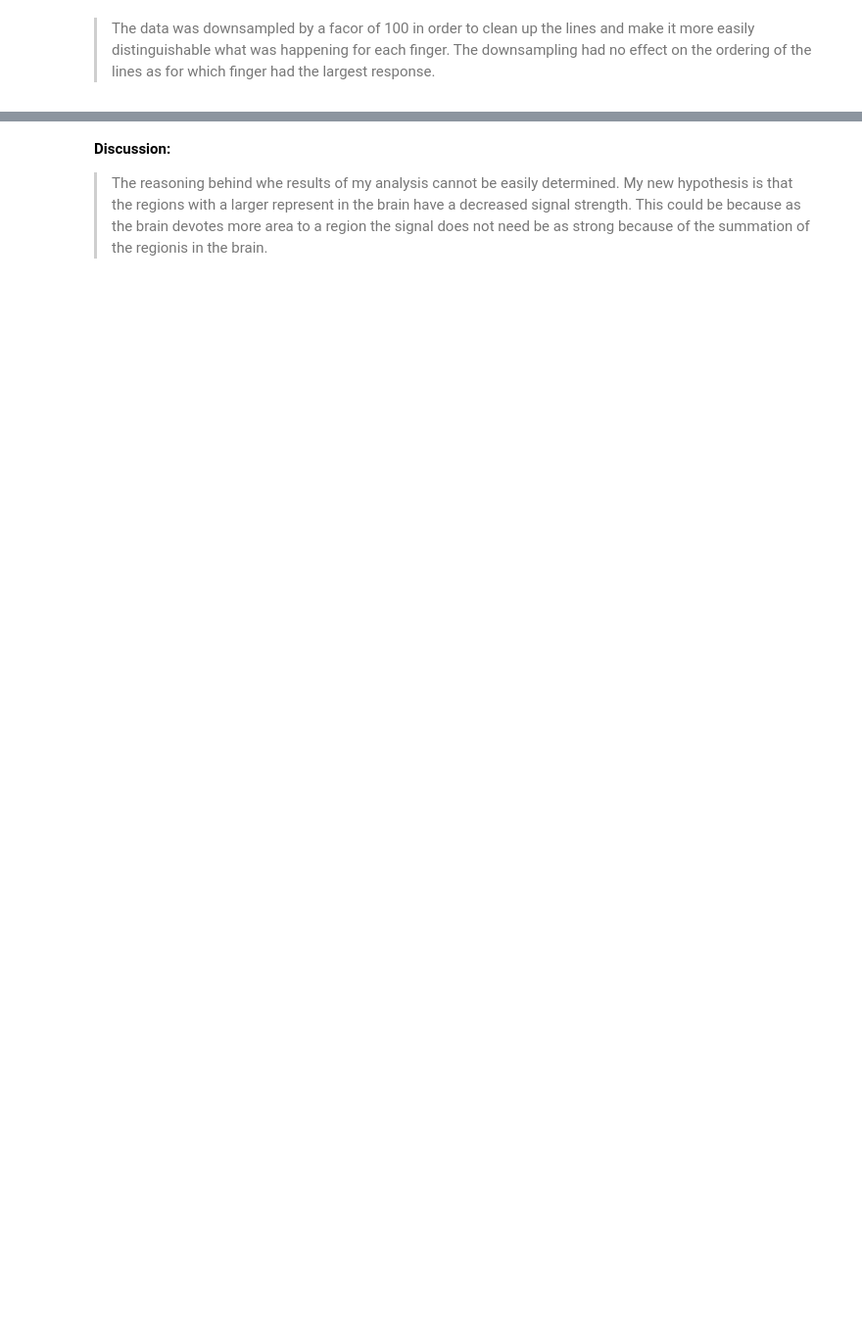
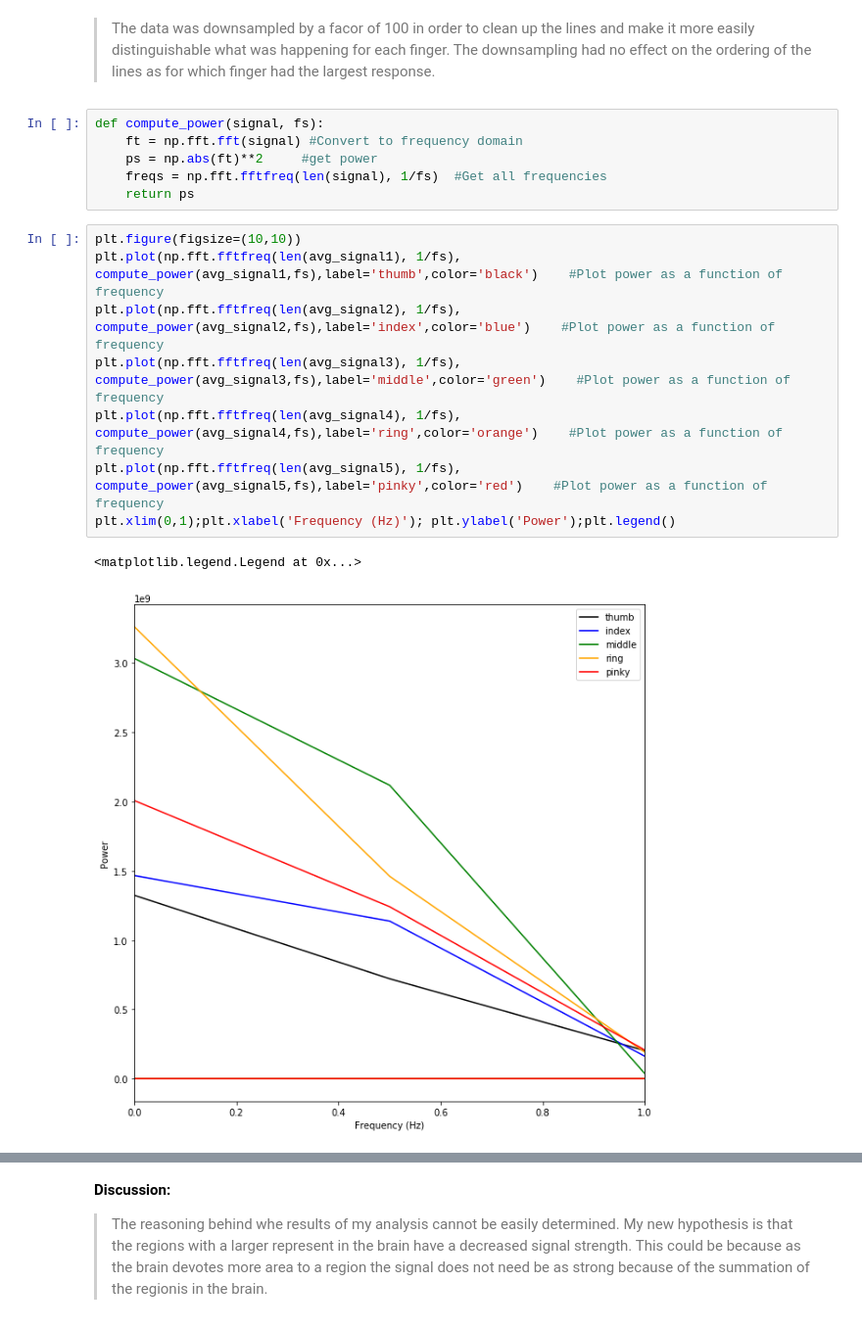
Before and after one commit to benjaminmakowsky/cogs118c, a Jupyter notebook: Assignments/Final Project.ipynb, the cells around one changed output, grey strips where cells are left out. Shown at 98% size. Cells and saved outputs as stored; diff of their text form; blank space fills up the shorter version.

```diff
--- a/Assignments/Final Project.ipynb
+++ b/Assignments/Final Project.ipynb
@@ -152,4 +152,21 @@ plt.legend();plt.xlabel('Time after Cue (s)');plt.ylabel('Signal (microVolts)');
 # %% [markdown]
 >The data was downsampled by a facor of 100 in order to clean up the lines and make it more easily distinguishable what was happening  for each finger. The downsampling had no effect on the ordering of the lines as for which finger had the largest response.
+# %%
+def compute_power(signal, fs):
+    ft = np.fft.fft(signal) #Convert to frequency domain
+    ps = np.abs(ft)**2     #get power
+    freqs = np.fft.fftfreq(len(signal), 1/fs)  #Get all frequencies
+    return ps
+# %%
+plt.figure(figsize=(10,10))
+plt.plot(np.fft.fftfreq(len(avg_signal1), 1/fs), compute_power(avg_signal1,fs),label='thumb',color='black')    #Plot power as a function of frequency
+plt.plot(np.fft.fftfreq(len(avg_signal2), 1/fs), compute_power(avg_signal2,fs),label='index',color='blue')    #Plot power as a function of frequency
+plt.plot(np.fft.fftfreq(len(avg_signal3), 1/fs), compute_power(avg_signal3,fs),label='middle',color='green')    #Plot power as a function of frequency
+plt.plot(np.fft.fftfreq(len(avg_signal4), 1/fs), compute_power(avg_signal4,fs),label='ring',color='orange')    #Plot power as a function of frequency
+plt.plot(np.fft.fftfreq(len(avg_signal5), 1/fs), compute_power(avg_signal5,fs),label='pinky',color='red')    #Plot power as a function of frequency
+plt.xlim(0,1);plt.xlabel('Frequency (Hz)'); plt.ylabel('Power');plt.legend()
+# %% [output]
+<matplotlib.legend.Legend at 0x...>
+[figure, added]
 # %% [markdown]
 **Results:**
```
Also changed, not shown: parts of 6 cells of this notebook.
